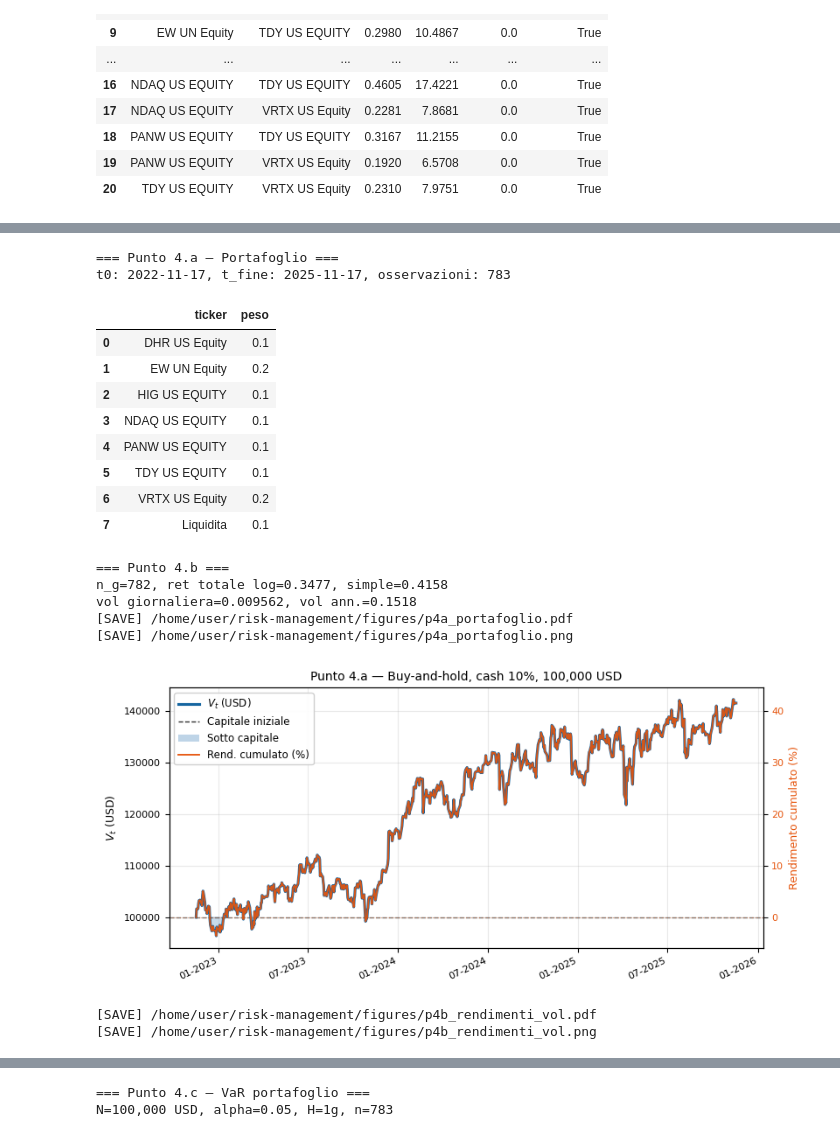
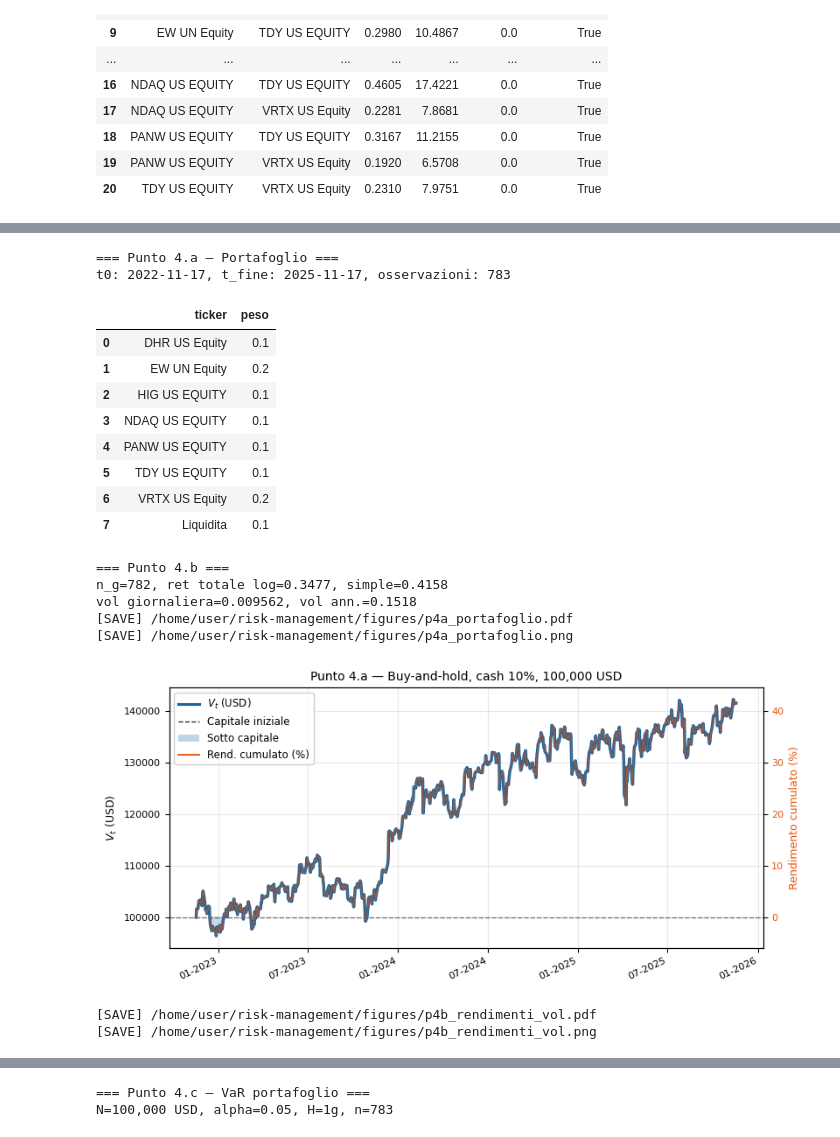
Before and after one commit to Framazzinii/risk-management, a Jupyter notebook: Risk_Progetto_Valore_Rischio_Definitivo.ipynb, the cells around one changed output, grey strips where cells are left out. Saved outputs shown, nothing was run; the diff lists cells and outputs as text; code cells hidden in the pictures.

```diff
--- a/Risk_Progetto_Valore_Rischio_Definitivo.ipynb
+++ b/Risk_Progetto_Valore_Rischio_Definitivo.ipynb
@@ -860,9 +886,9 @@ fig, ax_v = plt.subplots(figsize=(8.2, 3.8))
 ax_r = ax_v.twinx()
 ax_v.fill_between(V_ptf.index, CAPITALE, V_ptf.values,
                    where=V_ptf.values < CAPITALE, color="#b3cde3", alpha=0.72, interpolate=True)
-ax_v.plot(V_ptf.index, V_ptf.values, color="#1565a0", linewidth=2.25)
+ax_v.plot(V_ptf.index, V_ptf.values, color="#1565a0", linewidth=2.5, zorder=5)
 ax_v.axhline(CAPITALE, color="#333", linestyle="--", linewidth=1.0, alpha=0.65)
-ax_r.plot(V_ptf.index, pct_da_inizio.values, color="#e6550d", linewidth=1.35, alpha=0.92)
+ax_r.plot(V_ptf.index, pct_da_inizio.values, color="#e6550d", linewidth=1.0, alpha=0.6, zorder=2)
 ax_r.axhline(0, color="#e6550d", linestyle=":", linewidth=0.8, alpha=0.5)
 ax_v.set_ylabel("$V_t$ (USD)")
 ax_r.set_ylabel("Rendimento cumulato (%)", color="#e6550d")
@@ -900,34 +926,34 @@ ax_sv.plot(vol_roll_ptf.index, vol_roll_ptf.values * 100, color="#7b3294", linew
            label="Vol ann. rolling (21g)")
 ax_sv.axhline(sigma_ptf_ann * 100, color="#b35806", linestyle="--", linewidth=1.15,
               label=f"Vol ann. intero periodo ({sigma_ptf_ann*100:.2f}%)")
 ax_sv.set_ylabel("Vol annualizzata (%)")
 ax_sv.set_xlabel("Data")
 ax_sv.grid(True, axis="y", alpha=0.28)
 ax_sv.legend(loc="upper right", fontsize=9)
 
 fig.subplots_adjust(left=0.08, right=0.97, top=0.92, bottom=0.14, hspace=0.42)
 formatta_assi((ax_g, ax_sv), g_ptf.index, fontsize=8.5)
 salva_fig(fig, "p4b_rendimenti_vol")
 plt.show()
 plt.close(fig)
 # %% [output]
 === Punto 4.a — Portafoglio ===
 t0: 2022-11-17, t_fine: 2025-11-17, osservazioni: 783
 |  | ticker | peso |
 | 0 | DHR US Equity | 0.1 |
 | 1 | EW UN Equity | 0.2 |
 | 2 | HIG US EQUITY | 0.1 |
 | 3 | NDAQ US EQUITY | 0.1 |
 | 4 | PANW US EQUITY | 0.1 |
 | 5 | TDY US EQUITY | 0.1 |
 | 6 | VRTX US Equity | 0.2 |
 | 7 | Liquidita | 0.1 |
 === Punto 4.b ===
 n_g=782, ret totale log=0.3477, simple=0.4158
 vol giornaliera=0.009562, vol ann.=0.1518
 [SAVE] /home/user/risk-management/figures/p4a_portafoglio.pdf
 [SAVE] /home/user/risk-management/figures/p4a_portafoglio.png
-[figure, old version]
+[figure, new version]
 [SAVE] /home/user/risk-management/figures/p4b_rendimenti_vol.pdf
 [SAVE] /home/user/risk-management/figures/p4b_rendimenti_vol.png
 [figure]
```
Also changed, not shown: parts of 5 cells of this notebook, 19 other files.
